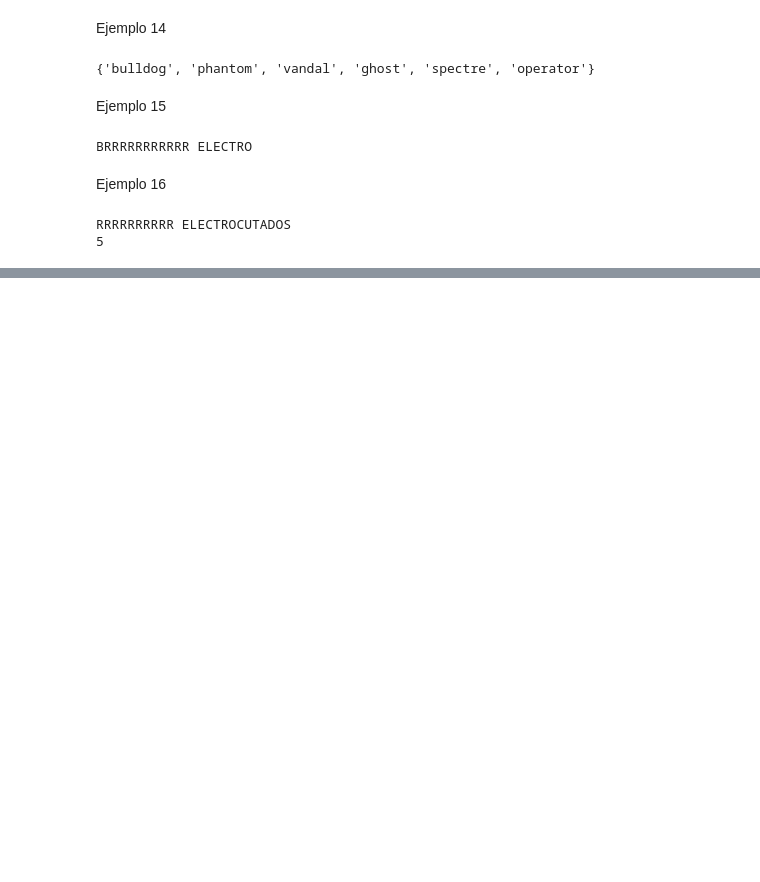
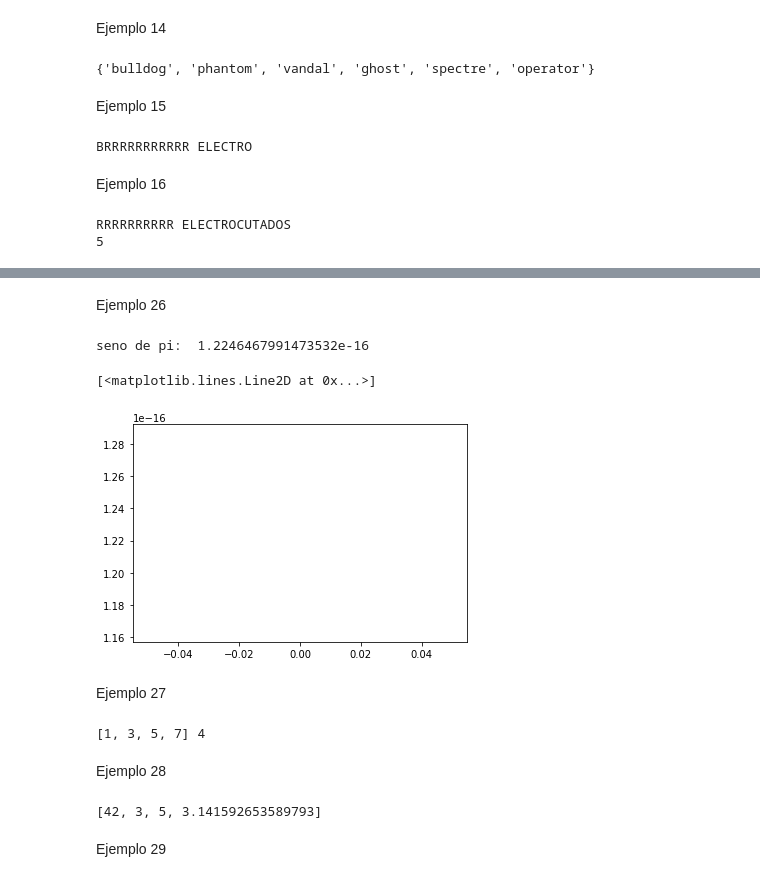
Before and after one commit to jumorenop/MetNumUN2022II, a Jupyter notebook: Lab1/Lab1.ipynb, the cells around one changed output, grey strips where cells are left out. Saved outputs shown, nothing was run; the diff lists cells and outputs as text; code cells hidden in the pictures; blank space fills up the shorter version.

```diff
--- a/Lab1/Lab1.ipynb
+++ b/Lab1/Lab1.ipynb
@@ -133,0 +203,27 @@ RRRRRRRRRR ELECTROCUTADOS
+# %% [markdown]
+Ejemplo 26
+# %%
+import math
+print ('seno de pi: ', math.sin(math.pi))
+plt.plot(math.sin(math.pi))
+# %% [output]
+seno de pi:  1.2246467991473532e-16
+[<matplotlib.lines.Line2D at 0x...>]
+[figure, added]
+# %% [markdown]
+Ejemplo 27
+# %%
+lista=[1,3,5,7]
+print (lista, len(lista))
+# %% [output]
+[1, 3, 5, 7] 4
+# %% [markdown]
+Ejemplo 28
+# %%
+lista[0] = 42
+lista[3]= math.pi
+print (lista)
+# %% [output]
+[42, 3, 5, 3.141592653589793]
+# %% [markdown]
+Ejemplo 29
```
Also changed, not shown: parts of 245 cells of this notebook.
